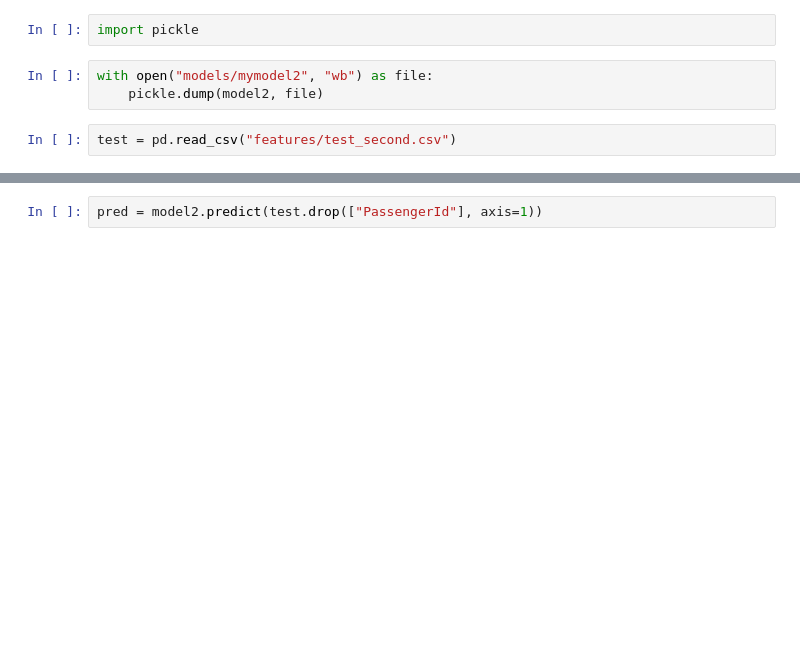
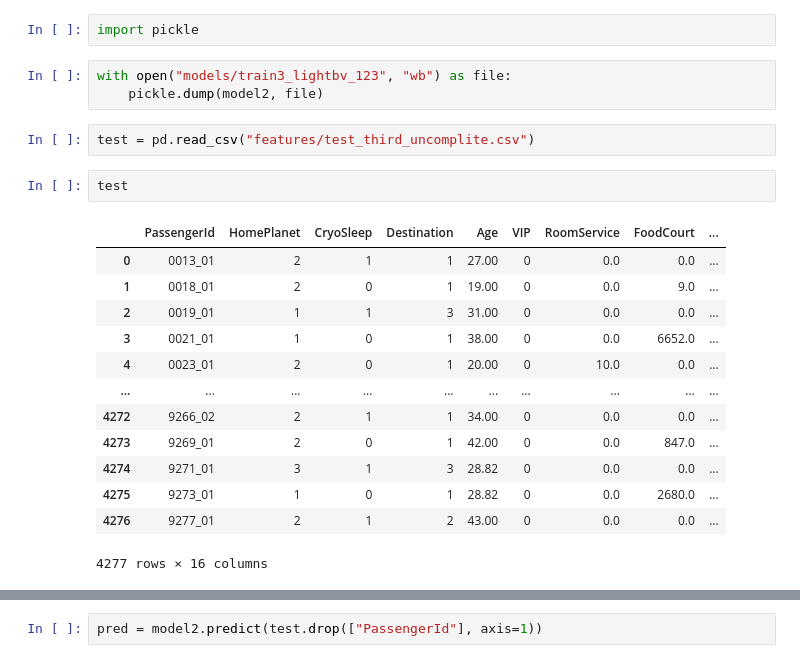
Before and after one commit to HghaVlad/ML_solutions, a Jupyter notebook: Spaceship_Titanic/lightgbm.ipynb, the cells around one changed output, grey strips where cells are left out. Cells and saved outputs as stored; diff of their text form; blank space fills up the shorter version.

```diff
--- a/Spaceship_Titanic/lightgbm.ipynb
+++ b/Spaceship_Titanic/lightgbm.ipynb
@@ -87,7 +68,23 @@ Best params:  {'boosting_type': 'gbdt', 'class_weight': None, 'colsample_bytree'
 # %%
 import pickle
 # %%
-with open("models/mymodel2", "wb") as file:
+with open("models/train3_lightbv_123", "wb") as file:
     pickle.dump(model2, file)
 # %%
-test = pd.read_csv("features/test_second.csv")
+test = pd.read_csv("features/test_third_uncomplite.csv")
+# %%
+test
+# %% [output]
+|  | PassengerId | HomePlanet | CryoSleep | Destination | Age | VIP | RoomService | FoodCourt | ... |
+| 0 | 0013_01 | 2 | 1 | 1 | 27.00 | 0 | 0.0 | 0.0 | ... |
+| 1 | 0018_01 | 2 | 0 | 1 | 19.00 | 0 | 0.0 | 9.0 | ... |
+| 2 | 0019_01 | 1 | 1 | 3 | 31.00 | 0 | 0.0 | 0.0 | ... |
+| 3 | 0021_01 | 1 | 0 | 1 | 38.00 | 0 | 0.0 | 6652.0 | ... |
+| 4 | 0023_01 | 2 | 0 | 1 | 20.00 | 0 | 10.0 | 0.0 | ... |
+| ... | ... | ... | ... | ... | ... | ... | ... | ... | ... |
+| 4272 | 9266_02 | 2 | 1 | 1 | 34.00 | 0 | 0.0 | 0.0 | ... |
+| 4273 | 9269_01 | 2 | 0 | 1 | 42.00 | 0 | 0.0 | 847.0 | ... |
+| 4274 | 9271_01 | 3 | 1 | 3 | 28.82 | 0 | 0.0 | 0.0 | ... |
+| 4275 | 9273_01 | 1 | 0 | 1 | 28.82 | 0 | 0.0 | 2680.0 | ... |
+| 4276 | 9277_01 | 2 | 1 | 2 | 43.00 | 0 | 0.0 | 0.0 | ... |
+4277 rows × 16 columns
```
Also changed, not shown: parts of 11 cells of this notebook, 36 other files.
